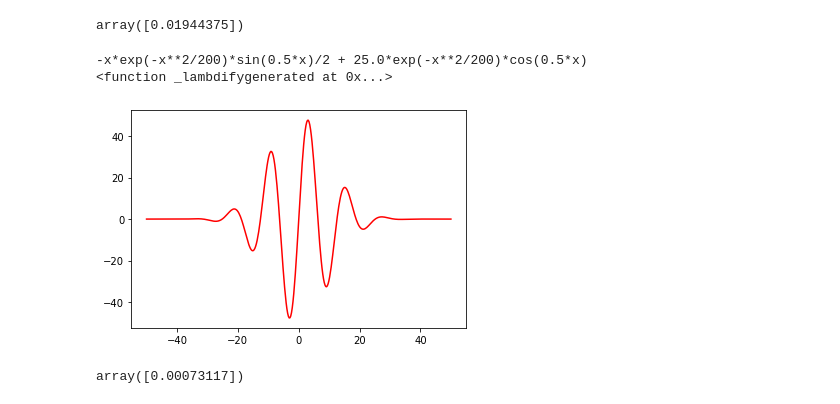
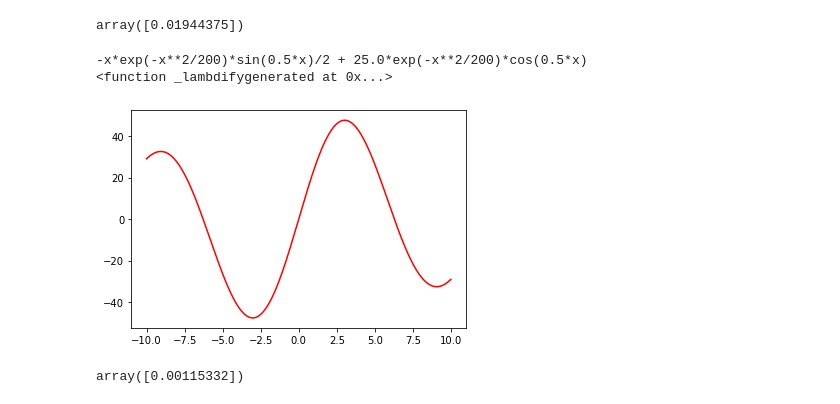
Before and after one commit to ivanazuzic/Efficiency-of-dragging-gestures, a Jupyter notebook: Krivulje kandidati.ipynb, the cells around one changed output. Drawn from its saved outputs; the diff is of its cells as text; code cells hidden in the pictures.

```diff
--- a/Krivulje kandidati.ipynb
+++ b/Krivulje kandidati.ipynb
@@ -32,7 +32,7 @@ def analiziraj_K(f, t):
 
     K = (f2(np.array([t]))) / math.pow(1 + (f1(np.array([t]) )**2), 3 / 2)
 
-    x_val = np.linspace(-50, 50, 400)
+    x_val = np.linspace(-10, 10, 400)
     y_val0 = f0(x_val)
     y_val1 = f1(x_val)
     y_val2 = f2(x_val)
@@ -140,9 +140,9 @@ analiziraj_K(napravi_sine_gaussian(10, 0, 500, 0.5, 0), 5)
 [figure]
 array([0.01944375])
 # %%
-analiziraj_K(napravi_sine_gaussian(50, 0, 200, 0.5, 0), 5)
+analiziraj_K(napravi_sine_gaussian(50, 0, 200, 0.5, 0), 7)
 # %% [output]
 -x*exp(-x**2/200)*sin(0.5*x)/2 + 25.0*exp(-x**2/200)*cos(0.5*x)
 <function _lambdifygenerated at 0x...>
-[figure, old version]
+[figure, new version]
-array([0.00073117])
+array([0.00115332])
```
Also changed, not shown: parts of 1 cell of this notebook.
